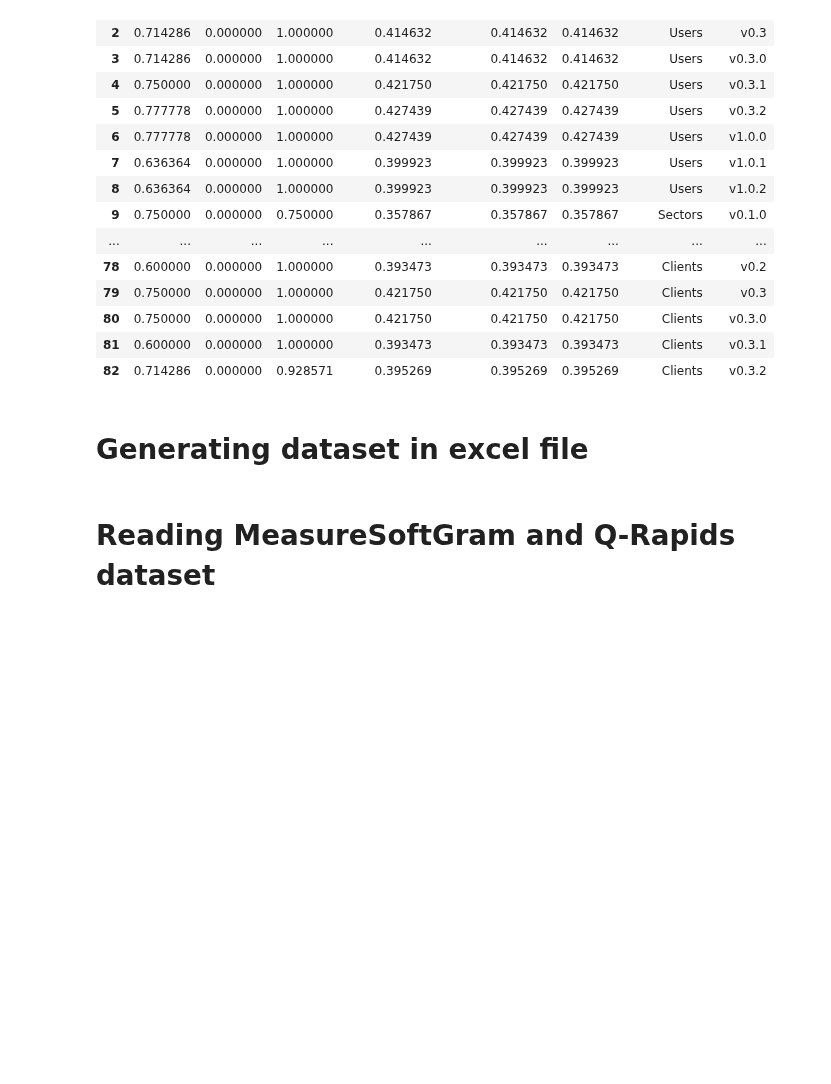
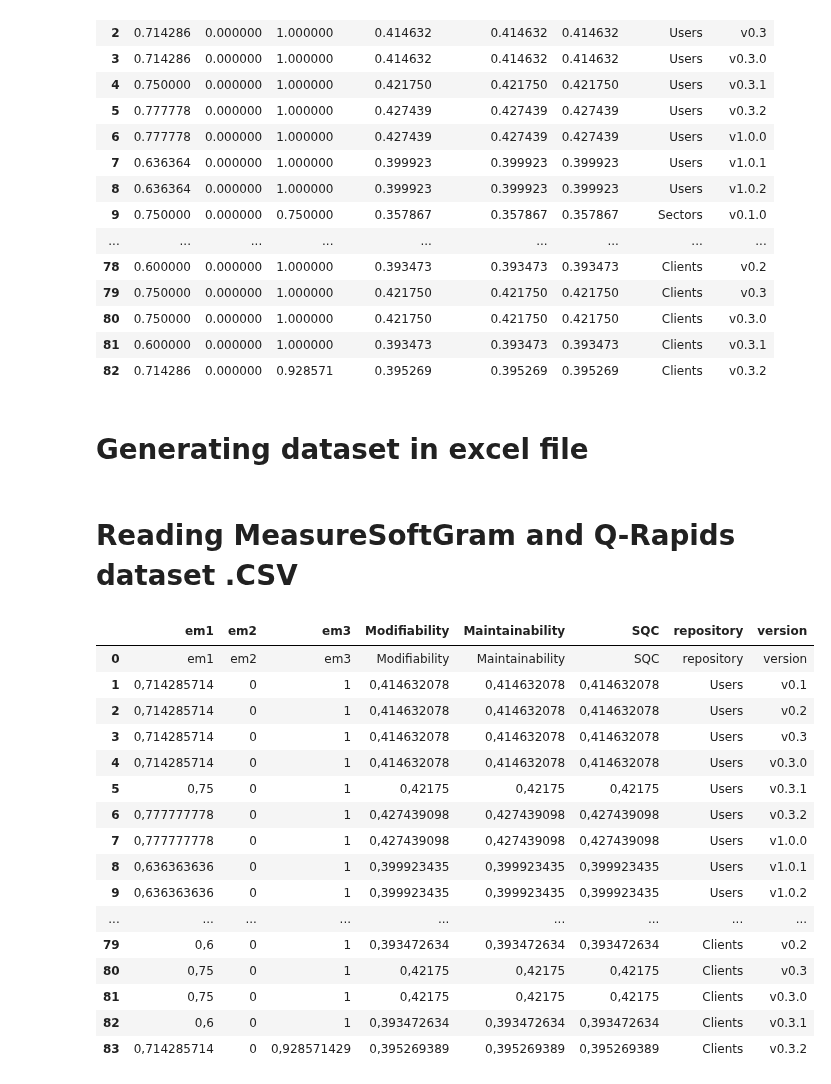
Before and after one commit to fga-eps-mds/MeasureSoftGram-Core, a Jupyter notebook: src/measuresoftgram-fga-eps-mds-2020-2-SIGED-Generalized.ipynb, the cells around one changed output. Drawn from its saved outputs; the diff is of its cells as text; code cells hidden in the pictures; blank space fills up the shorter version.

Commit message:
fix reading of the measuresoftgram and qrapids dataset to csv

```diff
--- a/src/measuresoftgram-fga-eps-mds-2020-2-SIGED-Generalized.ipynb
+++ b/src/measuresoftgram-fga-eps-mds-2020-2-SIGED-Generalized.ipynb
@@ -690,8 +692,32 @@ metrics_df.to_excel('/Users/Hilmer/PycharmProjects/measuresoftgram/src/datasets/
 # %% [markdown]
-# Reading MeasureSoftGram and Q-Rapids dataset
+# Reading MeasureSoftGram and Q-Rapids dataset .CSV
 # %%
-qrapids_dataset_df = '/Users/Hilmer/Downloads/metrics_df.xlsx'
-df_qrapids = pd.read_csv(csvDataSetFile_v1, sep=';',header=None, names=['m1, 'm2', 'm3', 'repository', 'version', 'asc1', 'ac1', 'total'])
+qrapids_dataset_df_path = '/Users/Hilmer/Downloads/metrics_df.csv'
+df_qrapids = pd.read_csv(qrapids_dataset_df_path, sep=';', header=None, names=['m1', 'm2', 'm3', 'repository', 'version', 'asc1', 'ac1 total'])
+#df_qrapids = pd.read_excel(os.path.join(qrapids_dataset_df_path, "Data", "aug_latest.xlsm"), engine='openpyxl')
+df_qrapids
 
-measuresoftgram_dataset_path = '/Users/Hilmer/PycharmProjects/measuresoftgram/src/datasets/measuresoftgram-data/measuresofgram-siged-dataset-23-03-2021-08-05-2021.xlsx'
-df = pd.read_csv(csvDataSetFile, sep=';',header=None, names=['em1', 'em2', 'em3', 'Modifiability', 'Maintainability', 'SQC', 'repository', 'version'])
+measuresoftgram_dataset_path = '/Users/Hilmer/PycharmProjects/measuresoftgram/src/datasets/measuresoftgram-data/measuresofgram-siged-dataset-23-03-2021-08-05-2021.csv'
+#df_measuresoftgram = pd.read_json(measuresoftgram_dataset_path)
+# df_measuresoftgram = pd.read_excel(os.path.join(measuresoftgram_dataset_path, "Data", "aug_latest.xlsm"), engine='openpyxl')
+df_measuresoftgram = pd.read_csv(measuresoftgram_dataset_path, sep=';', header=None, names=['em1', 'em2', 'em3', 'Modifiability', 'Maintainability', 'SQC', 'repository', 'version'])
+
+df_measuresoftgram
+# %% [output]
+|  | em1 | em2 | em3 | Modifiability | Maintainability | SQC | repository | version |
+| 0 | em1 | em2 | em3 | Modifiability | Maintainability | SQC | repository | version |
+| 1 | 0,714285714 | 0 | 1 | 0,414632078 | 0,414632078 | 0,414632078 | Users | v0.1 |
+| 2 | 0,714285714 | 0 | 1 | 0,414632078 | 0,414632078 | 0,414632078 | Users | v0.2 |
+| 3 | 0,714285714 | 0 | 1 | 0,414632078 | 0,414632078 | 0,414632078 | Users | v0.3 |
+| 4 | 0,714285714 | 0 | 1 | 0,414632078 | 0,414632078 | 0,414632078 | Users | v0.3.0 |
+| 5 | 0,75 | 0 | 1 | 0,42175 | 0,42175 | 0,42175 | Users | v0.3.1 |
+| 6 | 0,777777778 | 0 | 1 | 0,427439098 | 0,427439098 | 0,427439098 | Users | v0.3.2 |
+| 7 | 0,777777778 | 0 | 1 | 0,427439098 | 0,427439098 | 0,427439098 | Users | v1.0.0 |
+| 8 | 0,636363636 | 0 | 1 | 0,399923435 | 0,399923435 | 0,399923435 | Users | v1.0.1 |
+| 9 | 0,636363636 | 0 | 1 | 0,399923435 | 0,399923435 | 0,399923435 | Users | v1.0.2 |
+| ... | ... | ... | ... | ... | ... | ... | ... | ... |
+| 79 | 0,6 | 0 | 1 | 0,393472634 | 0,393472634 | 0,393472634 | Clients | v0.2 |
+| 80 | 0,75 | 0 | 1 | 0,42175 | 0,42175 | 0,42175 | Clients | v0.3 |
+| 81 | 0,75 | 0 | 1 | 0,42175 | 0,42175 | 0,42175 | Clients | v0.3.0 |
+| 82 | 0,6 | 0 | 1 | 0,393472634 | 0,393472634 | 0,393472634 | Clients | v0.3.1 |
+| 83 | 0,714285714 | 0 | 0,928571429 | 0,395269389 | 0,395269389 | 0,395269389 | Clients | v0.3.2 |
```
Also changed, not shown: parts of 5 cells of this notebook.
